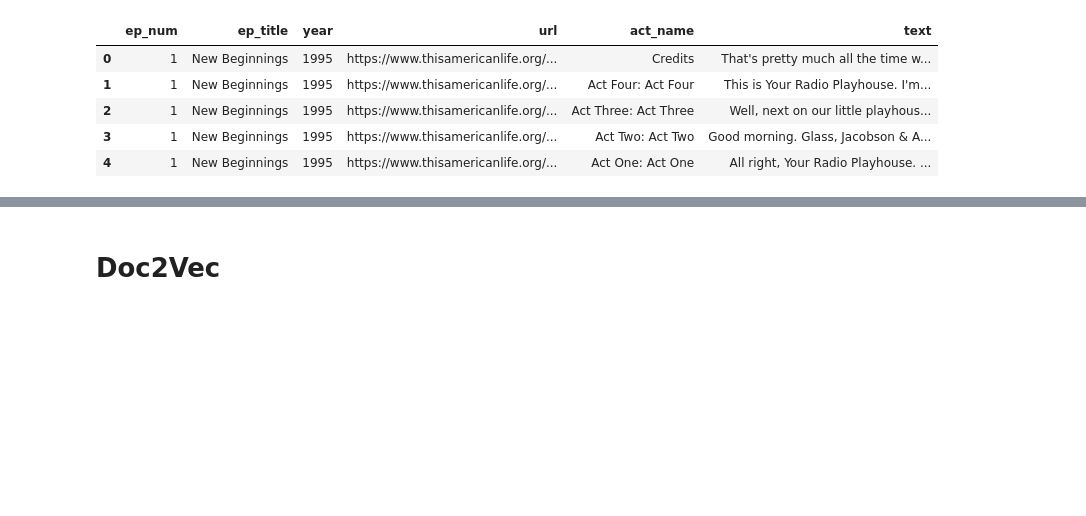
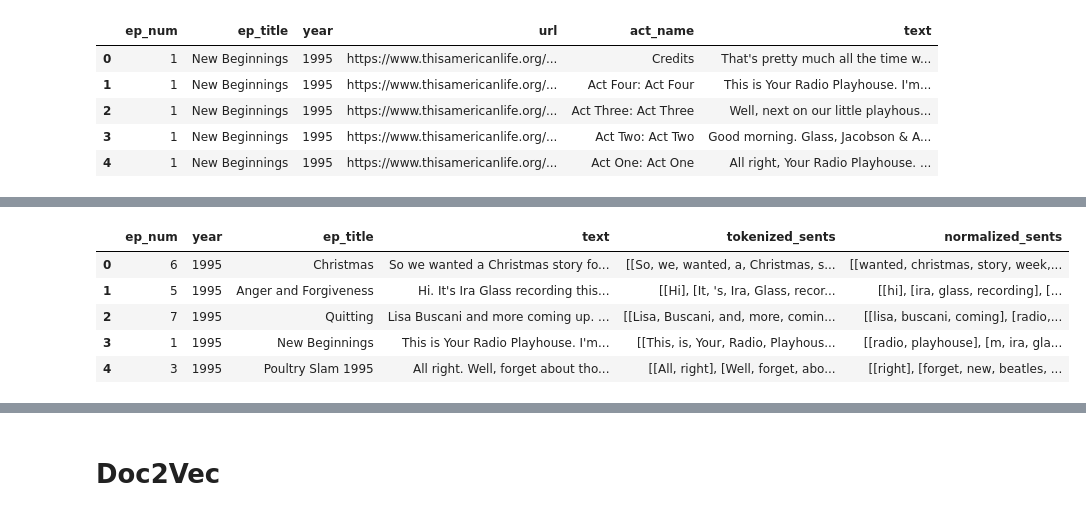
Before and after one commit to katykoenig/Content-Analysis-2020, a Jupyter notebook: week-7/7-Vector-Space-Word-Embeddings.ipynb, the cells around one changed output, grey strips where cells are left out. Cells and saved outputs as stored; diff of their text form; code cells hidden in the pictures; blank space fills up the shorter version.

```diff
--- a/week-7/7-Vector-Space-Word-Embeddings.ipynb
+++ b/week-7/7-Vector-Space-Word-Embeddings.ipynb
@@ -346,7 +372,14 @@ tal_df['tokenized_sents'] = tal_df['text'].apply(lambda x: \
 # %%
-tal_df['normalized_sents'] = tal_df['tokenized_sents'].apply(lambda x: \
+sample_df['normalized_sents'] = sample_df['tokenized_sents'].apply(lambda x: \
                                                              [lucem_illud_2020. \
                                                               normalizeTokens(s, lemma=False) for s in x])
-tal_df.head()
+sample_df.head()
+# %% [output]
+|  | ep_num | year | ep_title | text | tokenized_sents | normalized_sents |
+| 0 | 6 | 1995 | Christmas | So we wanted a Christmas story fo... | [[So, we, wanted, a, Christmas, s... | [[wanted, christmas, story, week,... |
+| 1 | 5 | 1995 | Anger and Forgiveness | Hi. It's Ira Glass recording this... | [[Hi], [It, 's, Ira, Glass, recor... | [[hi], [ira, glass, recording], [... |
+| 2 | 7 | 1995 | Quitting | Lisa Buscani and more coming up. ... | [[Lisa, Buscani, and, more, comin... | [[lisa, buscani, coming], [radio,... |
+| 3 | 1 | 1995 | New Beginnings | This is Your Radio Playhouse. I'm... | [[This, is, Your, Radio, Playhous... | [[radio, playhouse], [m, ira, gla... |
+| 4 | 3 | 1995 | Poultry Slam 1995 | All right. Well, forget about tho... | [[All, right], [Well, forget, abo... | [[right], [forget, new, beatles, ... |
 # %%
 # 2 specifications of word2vec
```
Also changed, not shown: parts of 23 cells of this notebook.
